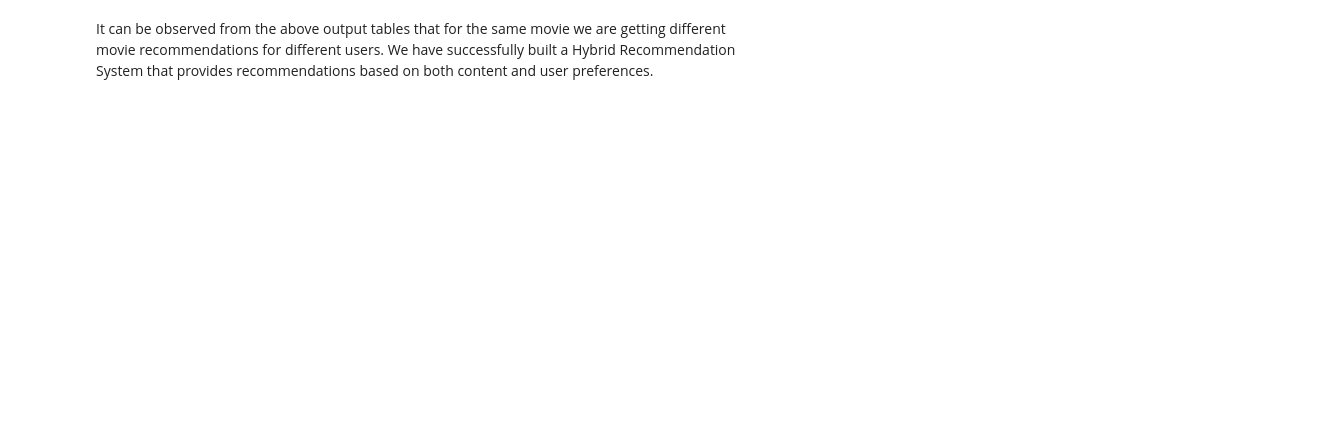
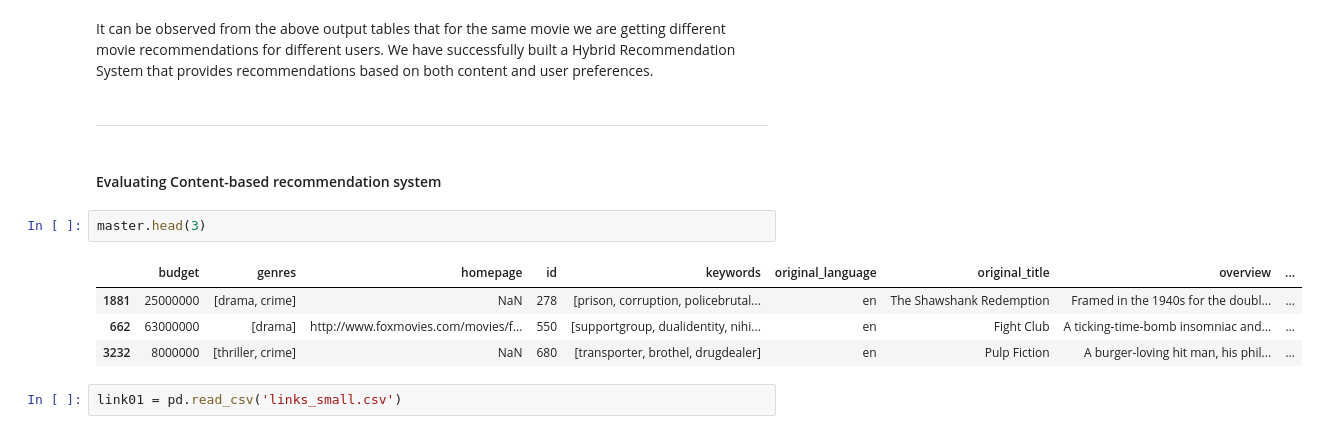
Before and after one commit to hst22/Movie-Recommender-Systems, a Jupyter notebook: Recommender System.ipynb, the cells around one changed output. Saved outputs shown, nothing was run; the diff lists cells and outputs as text; blank space fills up the shorter version.

```diff
--- a/Recommender System.ipynb
+++ b/Recommender System.ipynb
@@ -601,2 +650,15 @@ hybrid(1,'Kung Fu Hustle')
 # %% [markdown]
 It can be observed from the above output tables that for the same movie we are getting different movie recommendations for different users. We have successfully built a Hybrid Recommendation System that provides recommendations based on both content and user preferences.
+# %% [markdown]
+----
+# %% [markdown]
+#### Evaluating Content-based recommendation system
+# %%
+master.head(3)
+# %% [output]
+|  | budget | genres | homepage | id | keywords | original_language | original_title | overview | ... |
+| 1881 | 25000000 | [drama, crime] | NaN | 278 | [prison, corruption, policebrutal... | en | The Shawshank Redemption | Framed in the 1940s for the doubl... | ... |
+| 662 | 63000000 | [drama] | http://www.foxmovies.com/movies/f... | 550 | [supportgroup, dualidentity, nihi... | en | Fight Club | A ticking-time-bomb insomniac and... | ... |
+| 3232 | 8000000 | [thriller, crime] | NaN | 680 | [transporter, brothel, drugdealer] | en | Pulp Fiction | A burger-loving hit man, his phil... | ... |
+# %%
+link01 = pd.read_csv('links_small.csv')
```
Also changed, not shown: parts of 33 cells of this notebook.
